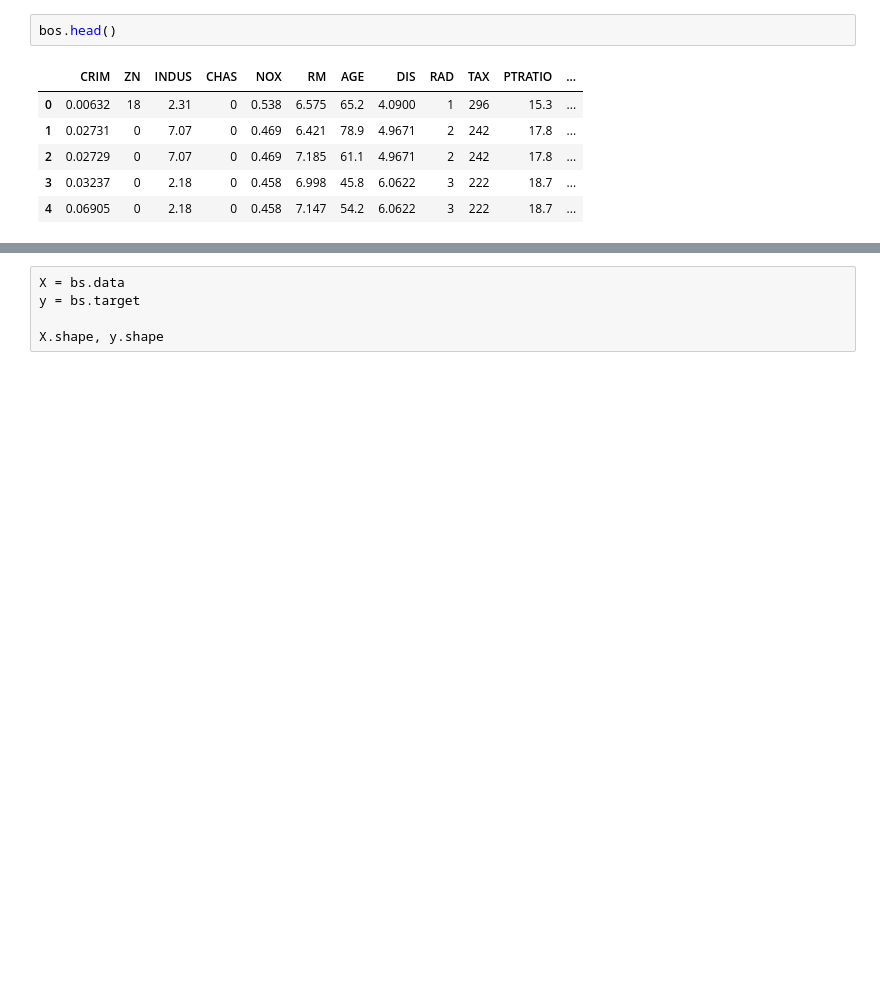
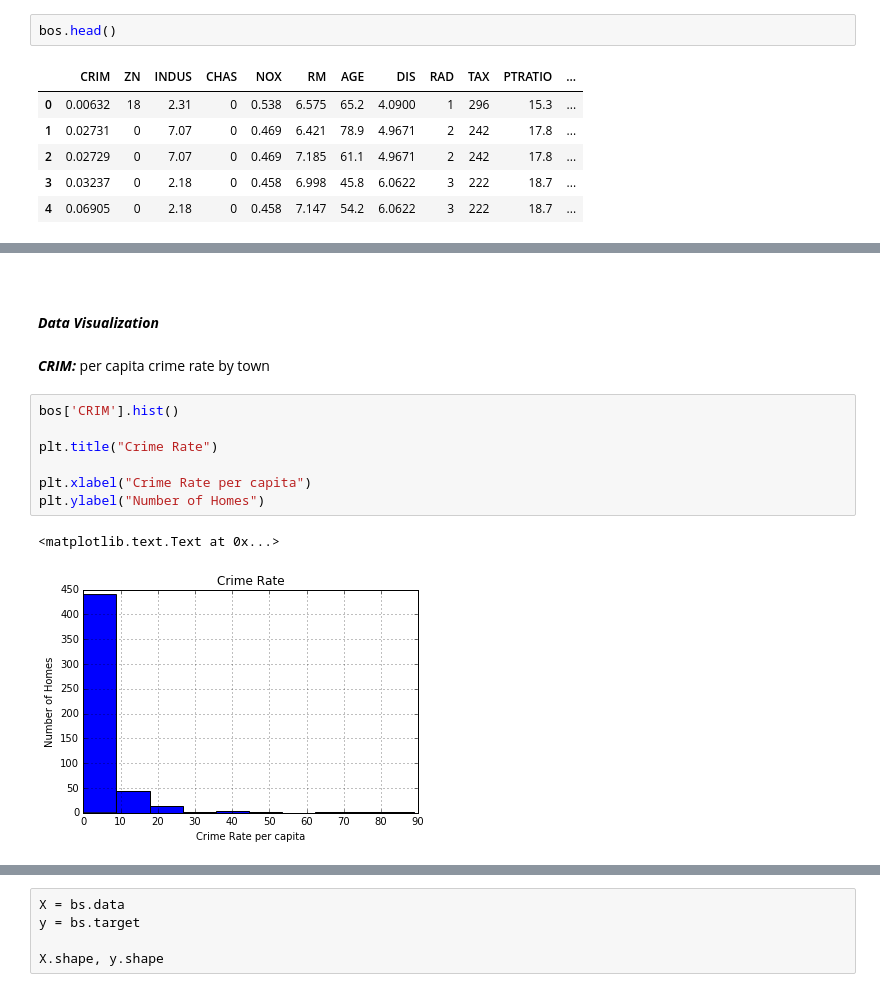
Before and after one commit to SoleilSunshine/Portfolio, a Jupyter notebook: BostonHousingPrices-LR+StatsModels.ipynb, the cells around one changed output, grey strips where cells are left out. Drawn from its saved outputs; the diff is of its cells as text; blank space fills up the shorter version.

```diff
--- a/BostonHousingPrices-LR+StatsModels.ipynb
+++ b/BostonHousingPrices-LR+StatsModels.ipynb
@@ -102,0 +166,14 @@ bos.head()
+# %% [markdown]
+<br><br>***Data Visualization***
+# %% [markdown]
+***CRIM:*** per capita crime rate by town
+# %%
+bos['CRIM'].hist()
+
+plt.title("Crime Rate")
+
+plt.xlabel("Crime Rate per capita")
+plt.ylabel("Number of Homes")
+# %% [output]
+<matplotlib.text.Text at 0x...>
+[figure, added]
```
Also changed, not shown: parts of 87 cells of this notebook.
